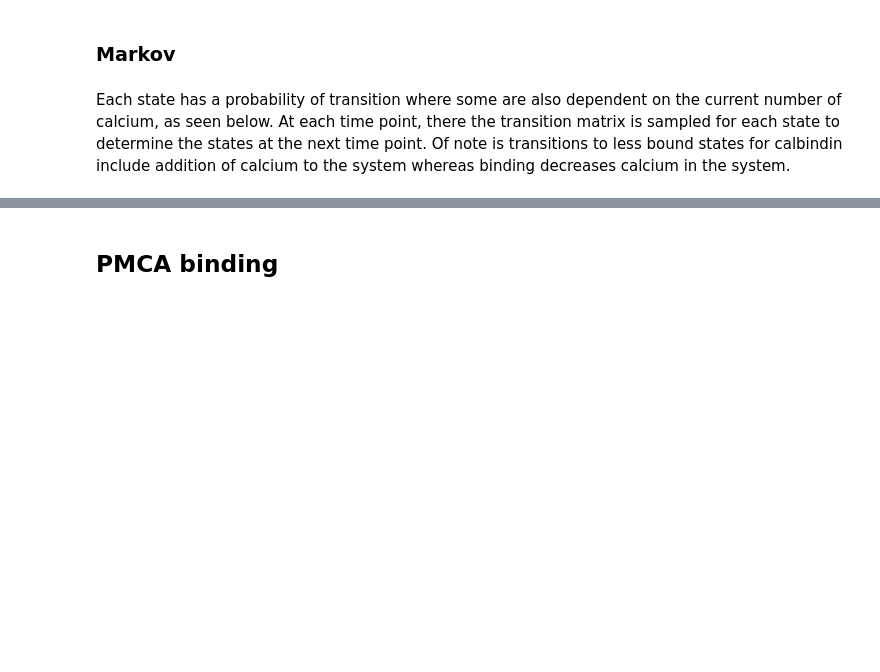
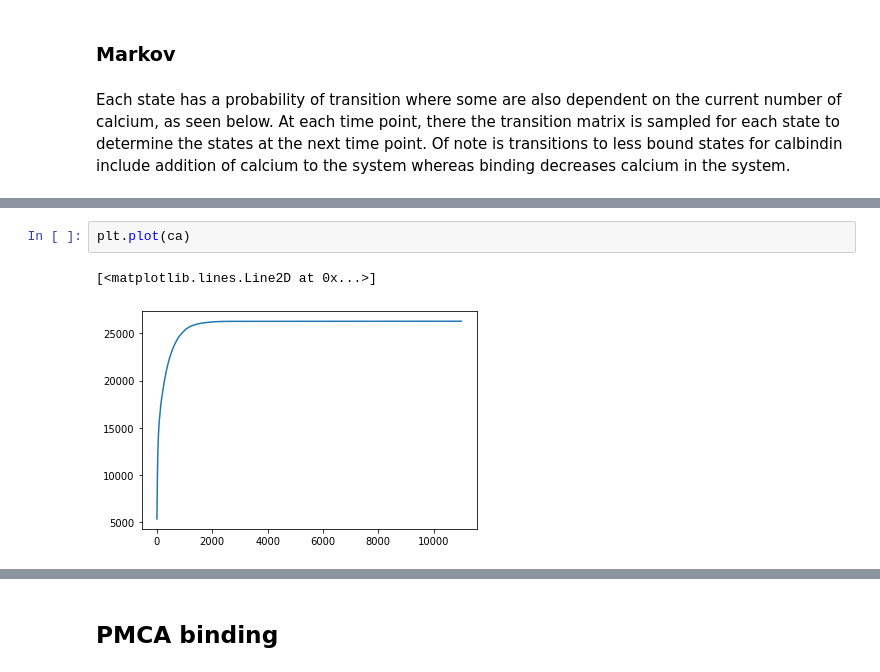
Before and after one commit to 3x10e8/DetailedMarkov, a Jupyter notebook: CaDiffusion.ipynb, the cells around one changed output, grey strips where cells are left out. Drawn from its saved outputs; the diff is of its cells as text; blank space fills up the shorter version.

```diff
--- a/CaDiffusion.ipynb
+++ b/CaDiffusion.ipynb
@@ -577,0 +714,5 @@ np.random.multinomial(6802, [1 - (K[0]*ca[t_i]*dt + K[4]*ca[t_i]*dt), K[0]*ca[t_
+# %%
+plt.plot(ca)
+# %% [output]
+[<matplotlib.lines.Line2D at 0x...>]
+[figure, added]
```
Also changed, not shown: parts of 10 cells of this notebook.
